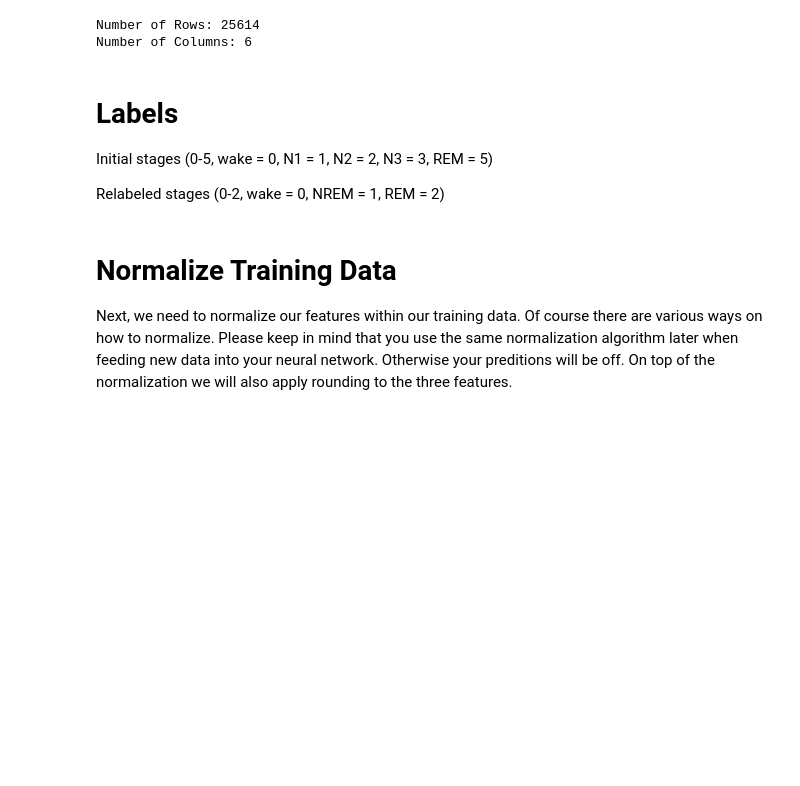
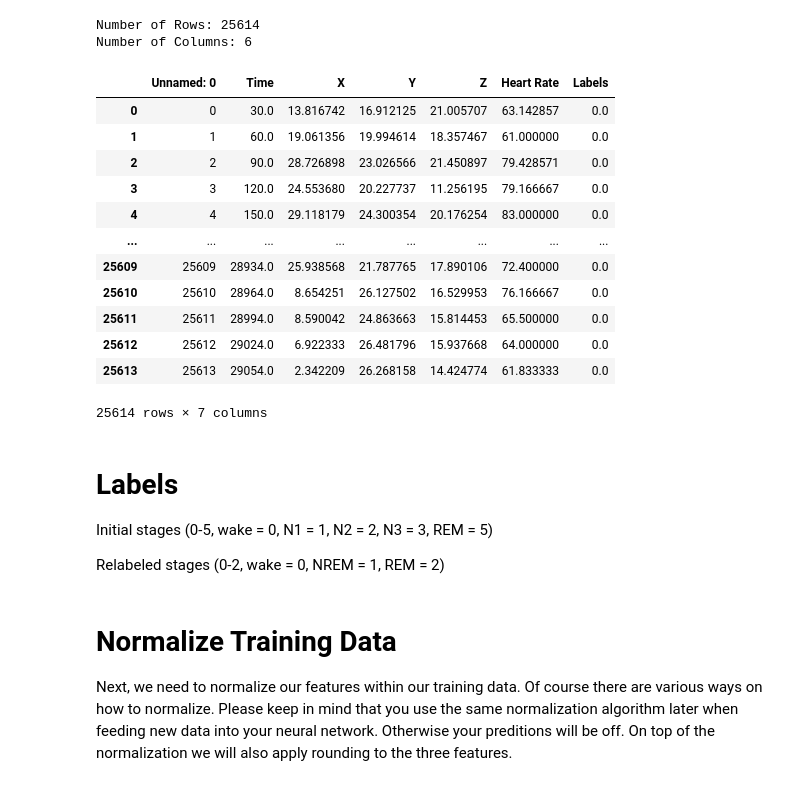
Before and after one commit to cargilgar/Smart-Alarm-using-tinyML, a Jupyter notebook: src/model_training/model_training.ipynb, the cells around one changed output. Cells and saved outputs as stored; diff of their text form; code cells hidden in the pictures; blank space fills up the shorter version.

```diff
--- a/src/model_training/model_training.ipynb
+++ b/src/model_training/model_training.ipynb
@@ -75,6 +56,21 @@ Number of Columns: 6
 # %%
 # Read full dataframe CSV (without download data)
 df = pd.read_csv('big_df.csv')
+df
+# %% [output]
+|  | Unnamed: 0 | Time | X | Y | Z | Heart Rate | Labels |
+| 0 | 0 | 30.0 | 13.816742 | 16.912125 | 21.005707 | 63.142857 | 0.0 |
+| 1 | 1 | 60.0 | 19.061356 | 19.994614 | 18.357467 | 61.000000 | 0.0 |
+| 2 | 2 | 90.0 | 28.726898 | 23.026566 | 21.450897 | 79.428571 | 0.0 |
+| 3 | 3 | 120.0 | 24.553680 | 20.227737 | 11.256195 | 79.166667 | 0.0 |
+| 4 | 4 | 150.0 | 29.118179 | 24.300354 | 20.176254 | 83.000000 | 0.0 |
+| ... | ... | ... | ... | ... | ... | ... | ... |
+| 25609 | 25609 | 28934.0 | 25.938568 | 21.787765 | 17.890106 | 72.400000 | 0.0 |
+| 25610 | 25610 | 28964.0 | 8.654251 | 26.127502 | 16.529953 | 76.166667 | 0.0 |
+| 25611 | 25611 | 28994.0 | 8.590042 | 24.863663 | 15.814453 | 65.500000 | 0.0 |
+| 25612 | 25612 | 29024.0 | 6.922333 | 26.481796 | 15.937668 | 64.000000 | 0.0 |
+| 25613 | 25613 | 29054.0 | 2.342209 | 26.268158 | 14.424774 | 61.833333 | 0.0 |
+25614 rows × 7 columns
 # %% [markdown]
 # Labels
 Initial stages (0-5, wake = 0, N1 = 1, N2 = 2, N3 = 3, REM = 5)
```
Also changed, not shown: parts of 17 cells of this notebook.
